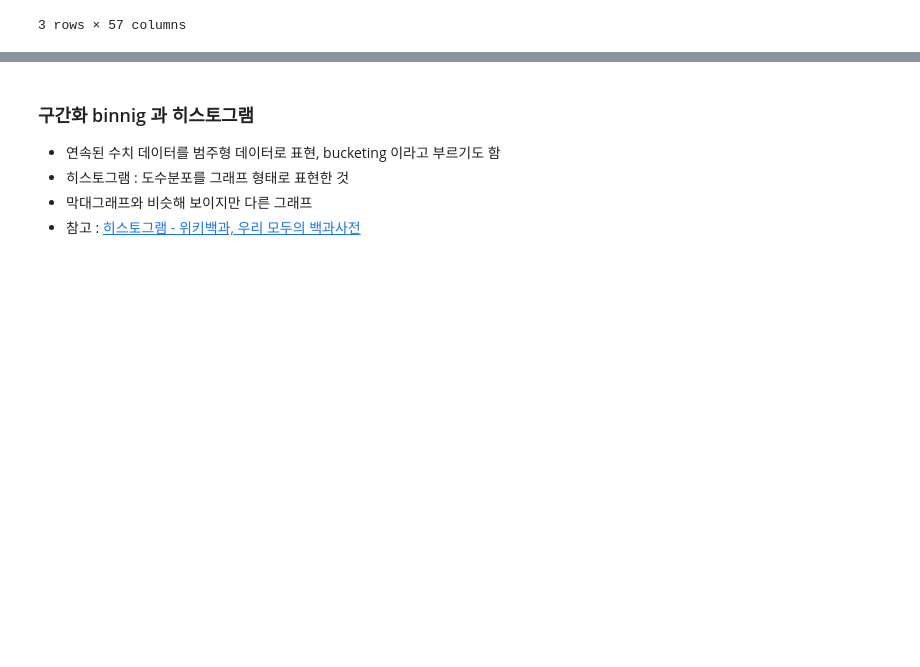
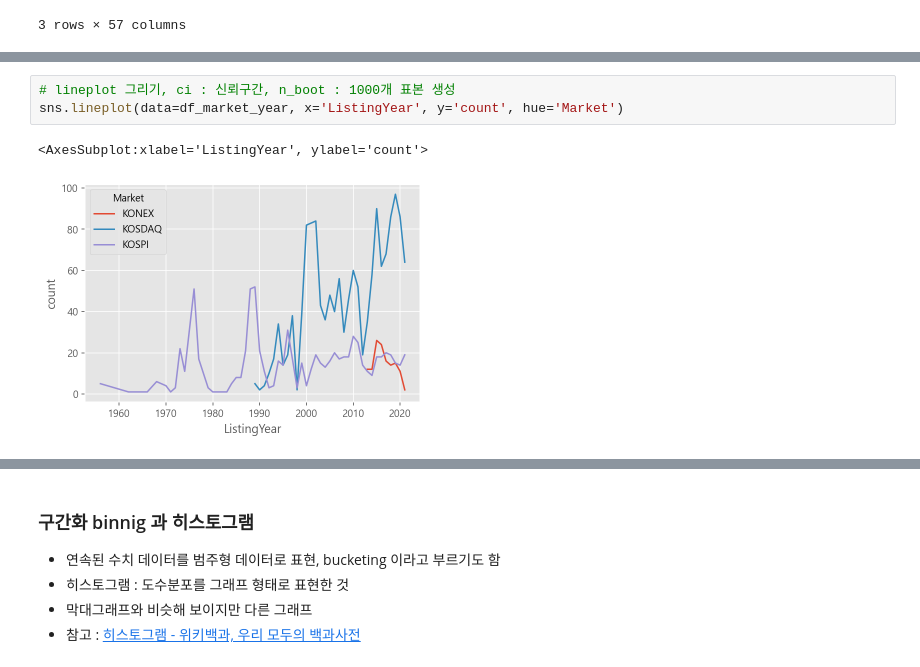
Before and after one commit to Bigdata92/finance-data-analysis-main, a Jupyter notebook: 2.2. KRX 전체 종목분석-input.ipynb, the cells around one changed output, grey strips where cells are left out. Cells and saved outputs as stored; diff of their text form; blank space fills up the shorter version.

```diff
--- a/2.2. KRX 전체 종목분석-input.ipynb
+++ b/2.2. KRX 전체 종목분석-input.ipynb
@@ -902,0 +906,6 @@ pd.pivot_table(data=df, index=["Market"],
+# %%
+# lineplot 그리기, ci : 신뢰구간, n_boot : 1000개 표본 생성
+sns.lineplot(data=df_market_year, x='ListingYear', y='count', hue='Market')
+# %% [output]
+<AxesSubplot:xlabel='ListingYear', ylabel='count'>
+[figure, added]
```
Also changed, not shown: parts of 28 cells of this notebook.
